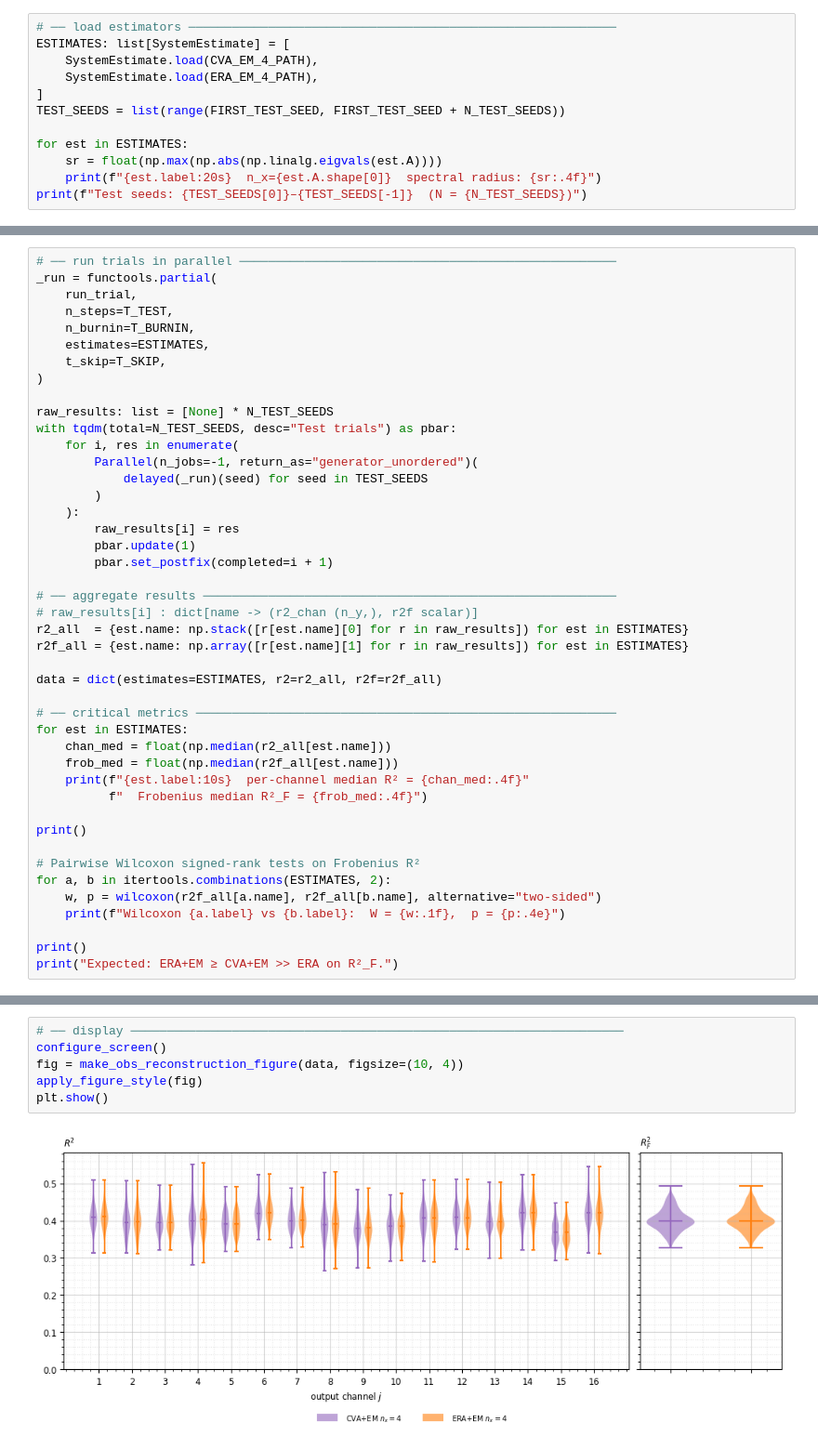
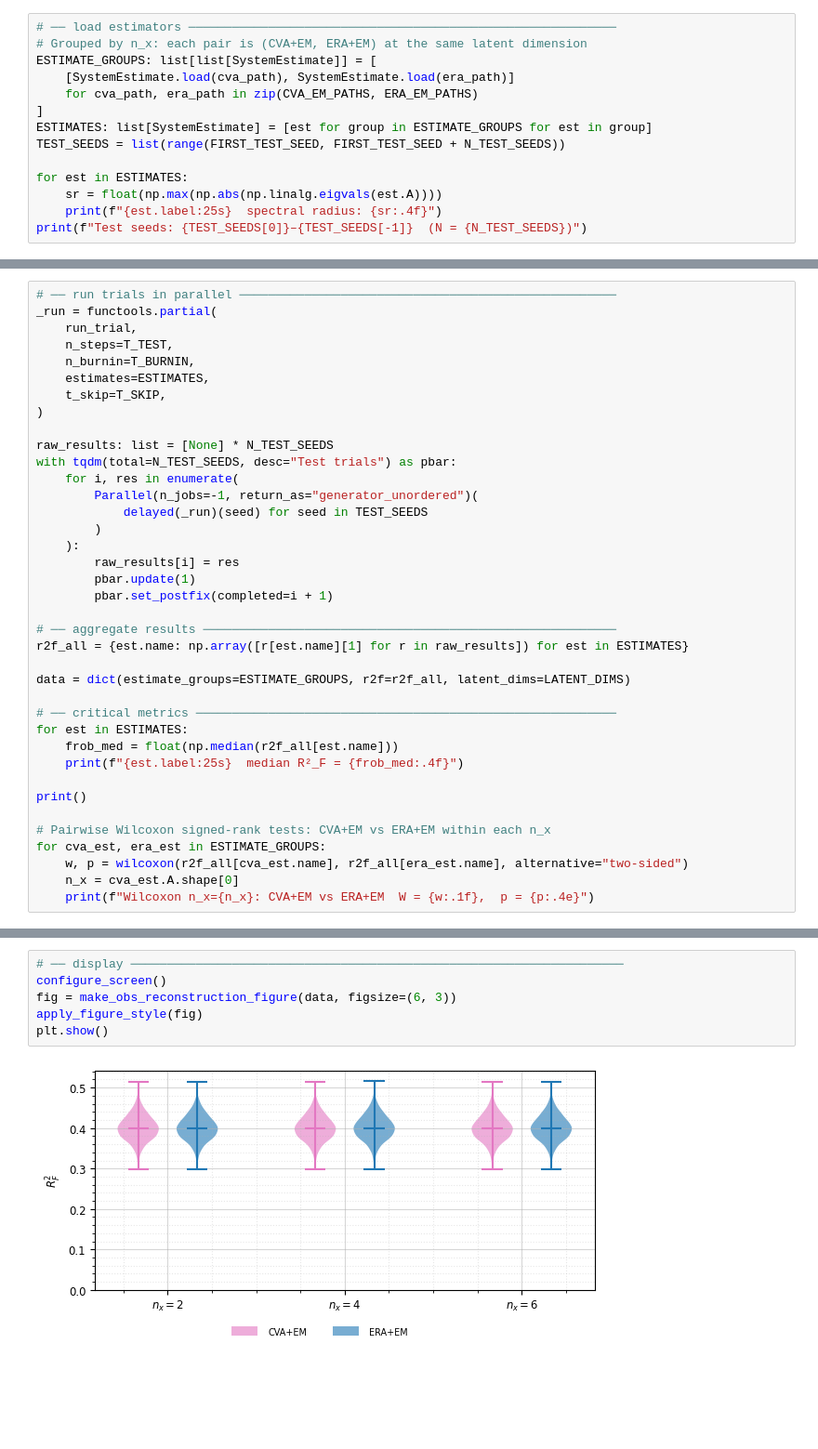
Before and after one commit to tahmidazam/gg4, a Jupyter notebook: notebooks/obs_reconstruction/obs_reconstruction.ipynb, the cells around one changed output, grey strips where cells are left out. Shown at 93% size. Saved outputs shown, nothing was run; the diff lists cells and outputs as text; blank space fills up the shorter version.

```diff
--- a/notebooks/obs_reconstruction/obs_reconstruction.ipynb
+++ b/notebooks/obs_reconstruction/obs_reconstruction.ipynb
@@ -37,14 +44,16 @@ T_BURNIN = N_BURNIN     # burn-in before recording
 T_SKIP   = 100          # discard Kalman transient before scoring R²
 # %%
 # ── load estimators ───────────────────────────────────────────────────────────
-ESTIMATES: list[SystemEstimate] = [
-    SystemEstimate.load(CVA_EM_4_PATH),
-    SystemEstimate.load(ERA_EM_4_PATH),
+# Grouped by n_x: each pair is (CVA+EM, ERA+EM) at the same latent dimension
+ESTIMATE_GROUPS: list[list[SystemEstimate]] = [
+    [SystemEstimate.load(cva_path), SystemEstimate.load(era_path)]
+    for cva_path, era_path in zip(CVA_EM_PATHS, ERA_EM_PATHS)
 ]
+ESTIMATES: list[SystemEstimate] = [est for group in ESTIMATE_GROUPS for est in group]
 TEST_SEEDS = list(range(FIRST_TEST_SEED, FIRST_TEST_SEED + N_TEST_SEEDS))
 
 for est in ESTIMATES:
     sr = float(np.max(np.abs(np.linalg.eigvals(est.A))))
-    print(f"{est.label:20s}  n_x={est.A.shape[0]}  spectral radius: {sr:.4f}")
+    print(f"{est.label:25s}  spectral radius: {sr:.4f}")
 print(f"Test seeds: {TEST_SEEDS[0]}–{TEST_SEEDS[-1]}  (N = {N_TEST_SEEDS})")
 # %% [output]
@@ -73,26 +86,20 @@ with tqdm(total=N_TEST_SEEDS, desc="Test trials") as pbar:
         pbar.set_postfix(completed=i + 1)
 
 # ── aggregate results ─────────────────────────────────────────────────────────
-# raw_results[i] : dict[name -> (r2_chan (n_y,), r2f scalar)]
-r2_all  = {est.name: np.stack([r[est.name][0] for r in raw_results]) for est in ESTIMATES}
 r2f_all = {est.name: np.array([r[est.name][1] for r in raw_results]) for est in ESTIMATES}
 
-data = dict(estimates=ESTIMATES, r2=r2_all, r2f=r2f_all)
+data = dict(estimate_groups=ESTIMATE_GROUPS, r2f=r2f_all, latent_dims=LATENT_DIMS)
 
 # ── critical metrics ──────────────────────────────────────────────────────────
 for est in ESTIMATES:
-    chan_med = float(np.median(r2_all[est.name]))
     frob_med = float(np.median(r2f_all[est.name]))
-    print(f"{est.label:10s}  per-channel median R² = {chan_med:.4f}"
-          f"  Frobenius median R²_F = {frob_med:.4f}")
+    print(f"{est.label:25s}  median R²_F = {frob_med:.4f}")
 
 print()
 
-# Pairwise Wilcoxon signed-rank tests on Frobenius R²
-for a, b in itertools.combinations(ESTIMATES, 2):
-    w, p = wilcoxon(r2f_all[a.name], r2f_all[b.name], alternative="two-sided")
-    print(f"Wilcoxon {a.label} vs {b.label}:  W = {w:.1f},  p = {p:.4e}")
-
-print()
-print("Expected: ERA+EM ≥ CVA+EM >> ERA on R²_F.")
+# Pairwise Wilcoxon signed-rank tests: CVA+EM vs ERA+EM within each n_x
+for cva_est, era_est in ESTIMATE_GROUPS:
+    w, p = wilcoxon(r2f_all[cva_est.name], r2f_all[era_est.name], alternative="two-sided")
+    n_x = cva_est.A.shape[0]
+    print(f"Wilcoxon n_x={n_x}: CVA+EM vs ERA+EM  W = {w:.1f},  p = {p:.4e}")
 # %% [output]
@@ -105,10 +116,10 @@ Expected: ERA+EM ≥ CVA+EM >> ERA on R²_F.
 # %%
 # ── display ────────────────────────────────────────────────────────────────────
 configure_screen()
-fig = make_obs_reconstruction_figure(data, figsize=(10, 4))
+fig = make_obs_reconstruction_figure(data, figsize=(6, 3))
 apply_figure_style(fig)
 plt.show()
 # %% [output]
-[figure, old version]
+[figure, new version]
 # %%
 # ── pgf export ─────────────────────────────────────────────────────────────────
```
Also changed, not shown: parts of 6 cells of this notebook, 43 other files.
